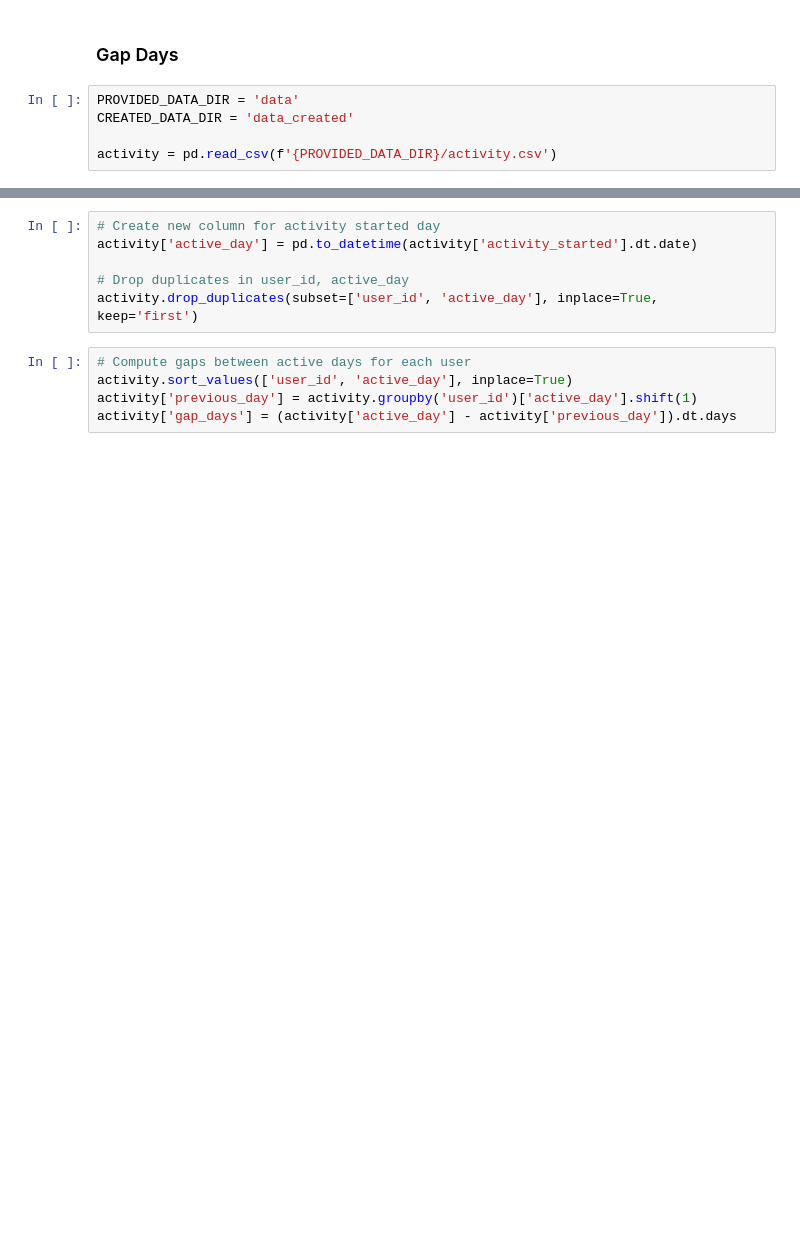
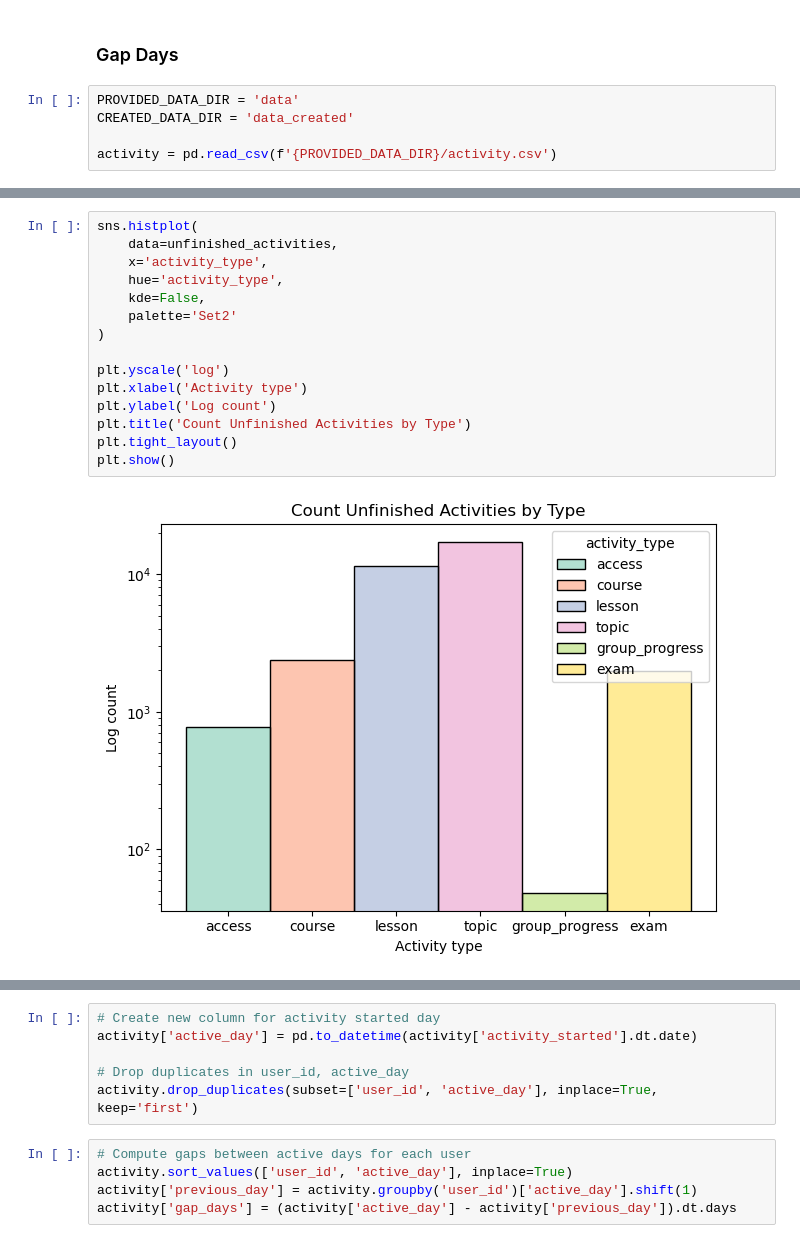
Before and after one commit to malenraychev/BigMMMBehaviour, a Jupyter notebook: preprocessing.ipynb, the cells around one changed output, grey strips where cells are left out. Cells and saved outputs as stored; diff of their text form; blank space fills up the shorter version.

```diff
--- a/preprocessing.ipynb
+++ b/preprocessing.ipynb
@@ -17,0 +90,17 @@ activity['activity_updated'] = pd.to_datetime(activity['activity_updated'], unit
+# %%
+sns.histplot(
+    data=unfinished_activities,
+    x='activity_type',
+    hue='activity_type',
+    kde=False,
+    palette='Set2'
+)
+
+plt.yscale('log')
+plt.xlabel('Activity type')
+plt.ylabel('Log count')
+plt.title('Count Unfinished Activities by Type')
+plt.tight_layout()
+plt.show()
+# %% [output]
+[figure, added]
```
Also changed, not shown: parts of 13 cells of this notebook.
